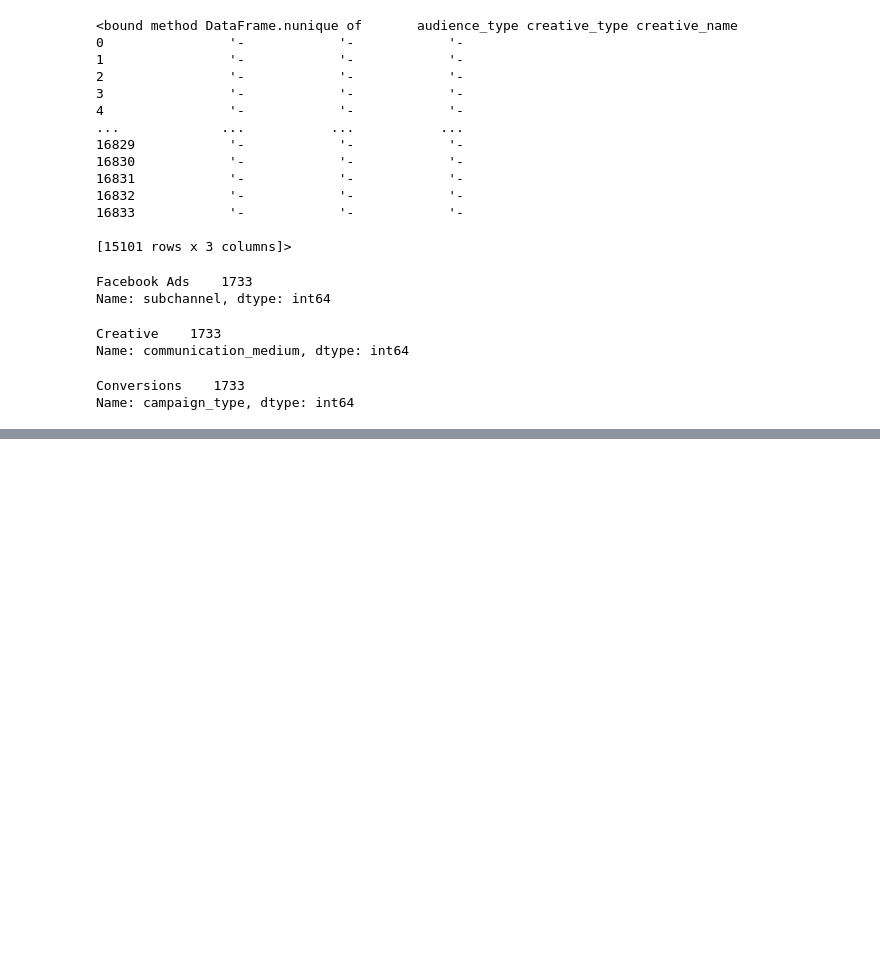
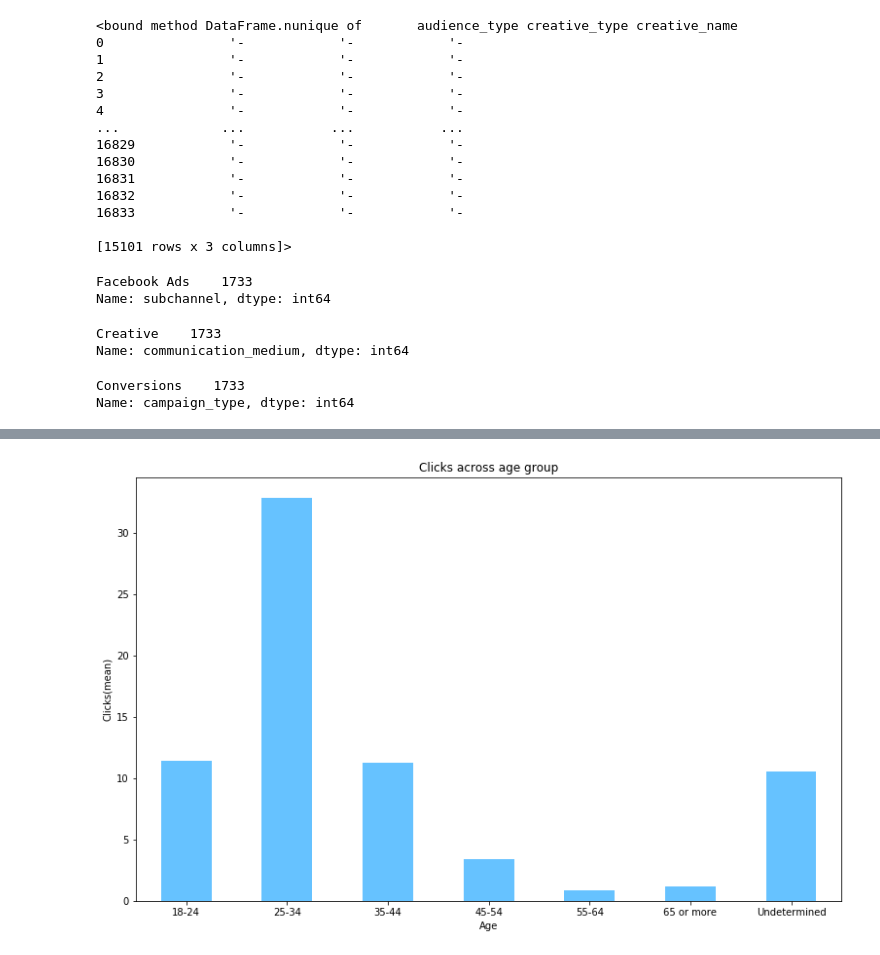
Before and after one commit to rohit-kulkarni247/merkle-sokrati-task, a Jupyter notebook: analysis1.ipynb, the cells around one changed output, grey strips where cells are left out. Saved outputs shown, nothing was run; the diff lists cells and outputs as text; code cells hidden in the pictures; blank space fills up the shorter version.

```diff
--- a/analysis1.ipynb
+++ b/analysis1.ipynb
@@ -207,0 +252,4 @@ Name: campaign_type, dtype: int64
+# %%
+# mean clicks per age
+age_clicks = df.groupby('age').mean()['clicks'].reset_index()
+age_clicks
@@ -207,0 +265,13 @@ Name: campaign_type, dtype: int64
+# %%
+age_clicks.plot(kind='bar',
+           x='age',
+           y='clicks',
+           color = '#66c2ff',
+           figsize =(13,8),
+           title = "Clicks across age group",
+           legend = False);
+plt.xlabel('Age');
+plt.xticks(rotation=360)
+plt.ylabel('Clicks(mean)');
+# %% [output]
+[figure, added]
```
Also changed, not shown: parts of 28 cells of this notebook.
